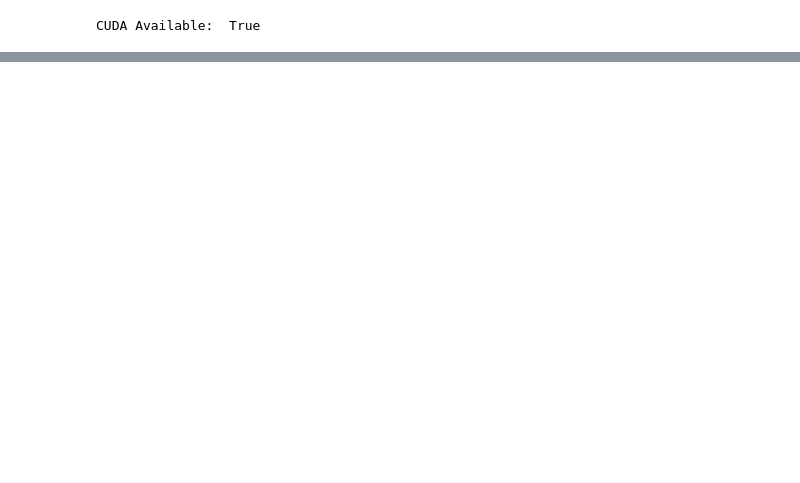
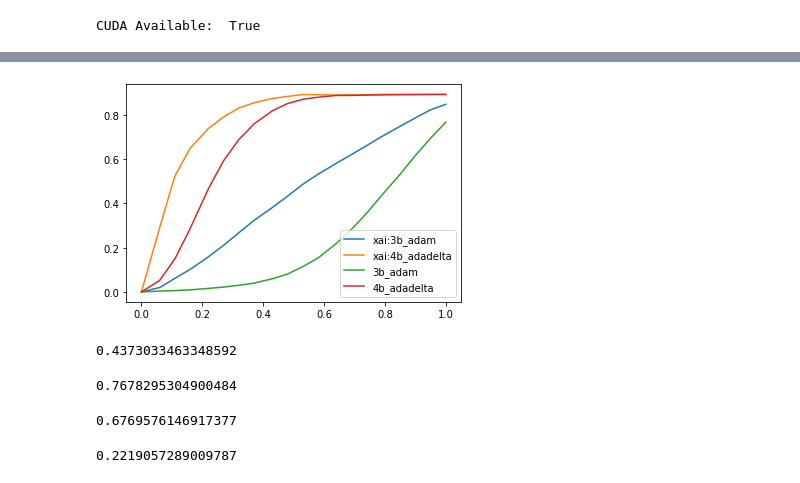
Before and after one commit to mikronco/xai-learning-constraints, a Jupyter notebook: model_training.ipynb, the cells around one changed output, grey strips where cells are left out. Drawn from its saved outputs; the diff is of its cells as text; code cells hidden in the pictures; blank space fills up the shorter version.

```diff
--- a/model_training.ipynb
+++ b/model_training.ipynb
@@ -10,6 +10,6 @@ from losses.losses import FidelityConstraint
 from metrics.metrics import accuracy, MoRF
 # %%
-loaders = MNIST_data()
+loaders = MNIST_data(batch_size = 10)
 # %%
 print("CUDA Available: ",torch.cuda.is_available())
 use_cuda=True
@@ -67,0 +90,3 @@ KeyboardInterrupt:
+# %%
+model0 = torch.load(r"C:\Users\unknown\Desktop\xai_projects\xai-learning-constraints\results\3b_cnn_adam_fid_9684.pt")
+model0.eval()
@@ -67,0 +107,3 @@ KeyboardInterrupt:
+# %%
+model1 = torch.load(r"C:\Users\unknown\Desktop\xai_projects\xai-learning-constraints\results\\4b_cnn_adadelta_fid_9518.pt")
+model1.eval()
@@ -78,5 +166,29 @@ drop1 = MoRF(model1, loaders, perc)
 # %%
-plt.plot(1-np.array(perc)/100, 1-drop0, label="3b_adam")
-plt.plot(1-np.array(perc)/100, 1-drop1, label="4b_adadelta")
+plt.title("MoRF curve")
+plt.plot(1-np.array(perc)/100, 1-drop0, label="xai:3b_adam")
+plt.plot(1-np.array(perc)/100, 1-drop1, label="xai:4b_adadelta")
+plt.plot(1-np.array(perc)/100, 1-bdrop0, label="3b_adam")
+plt.plot(1-np.array(perc)/100, 1-bdrop1, label="4b_adadelta")
+plt.xlabel("% pix removed")
+plt.ylabel("avg error")
 plt.legend()
+plt.savefig(r"C:\Users\unknown\Desktop\xai_projects\xai-learning-constraints\results\MoRF_curve_fidelity_3b4b.png")
 plt.show()
+# %% [output]
+[figure, added]
+# %%
+np.mean(1-drop0)
+# %% [output]
+0.4373033463348592
+# %%
+np.mean(1-drop1)
+# %% [output]
+0.7678295304900484
+# %%
+np.mean(1-bdrop1)
+# %% [output]
+0.6769576146917377
+# %%
+np.mean(1-bdrop0)
+# %% [output]
+0.2219057289009787
```
Also changed, not shown: parts of 21 cells of this notebook.
